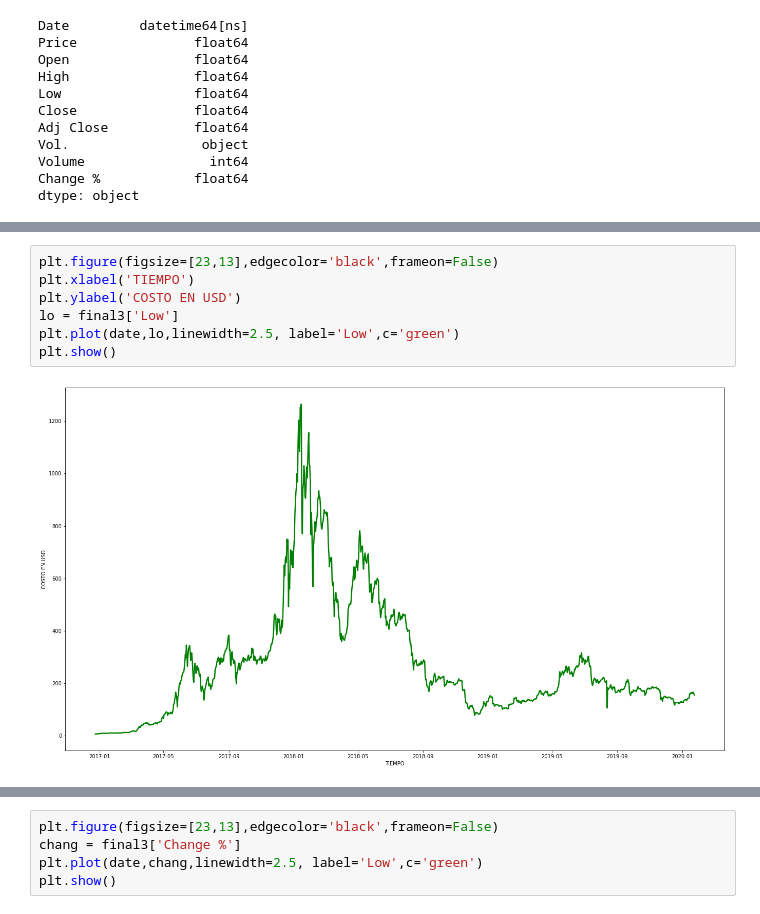
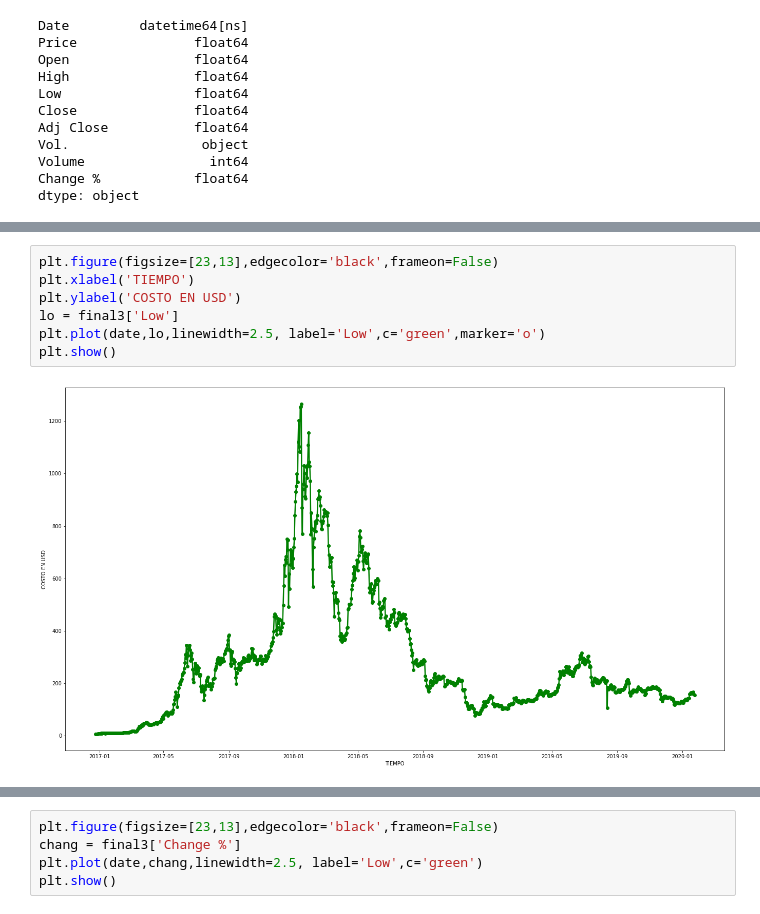
Before and after one commit to ironhack-datalabs/datamex0120, a Jupyter notebook: module-1/web-project/your-code/Untitled.ipynb, the cells around one changed output, grey strips where cells are left out. Cells and saved outputs as stored; diff of their text form.

```diff
--- a/module-1/web-project/your-code/Untitled.ipynb
+++ b/module-1/web-project/your-code/Untitled.ipynb
@@ -151,12 +150,12 @@ plt.plot(date,hig,linewidth=2.5, color='red')
 # %%
 plt.figure(figsize=[23,13],edgecolor='black',frameon=False)
 plt.xlabel('TIEMPO')
 plt.ylabel('COSTO EN USD')
 lo = final3['Low']
-plt.plot(date,lo,linewidth=2.5, label='Low',c='green')
+plt.plot(date,lo,linewidth=2.5, label='Low',c='green',marker='o')
 plt.show()
 # %% [output]
-[figure, old version]
+[figure, new version]
 # %%
 plt.figure(figsize=[23,13],frameon=False)
 clo = final3['Close']
```
Also changed, not shown: parts of 41 cells of this notebook, 3 other files.
